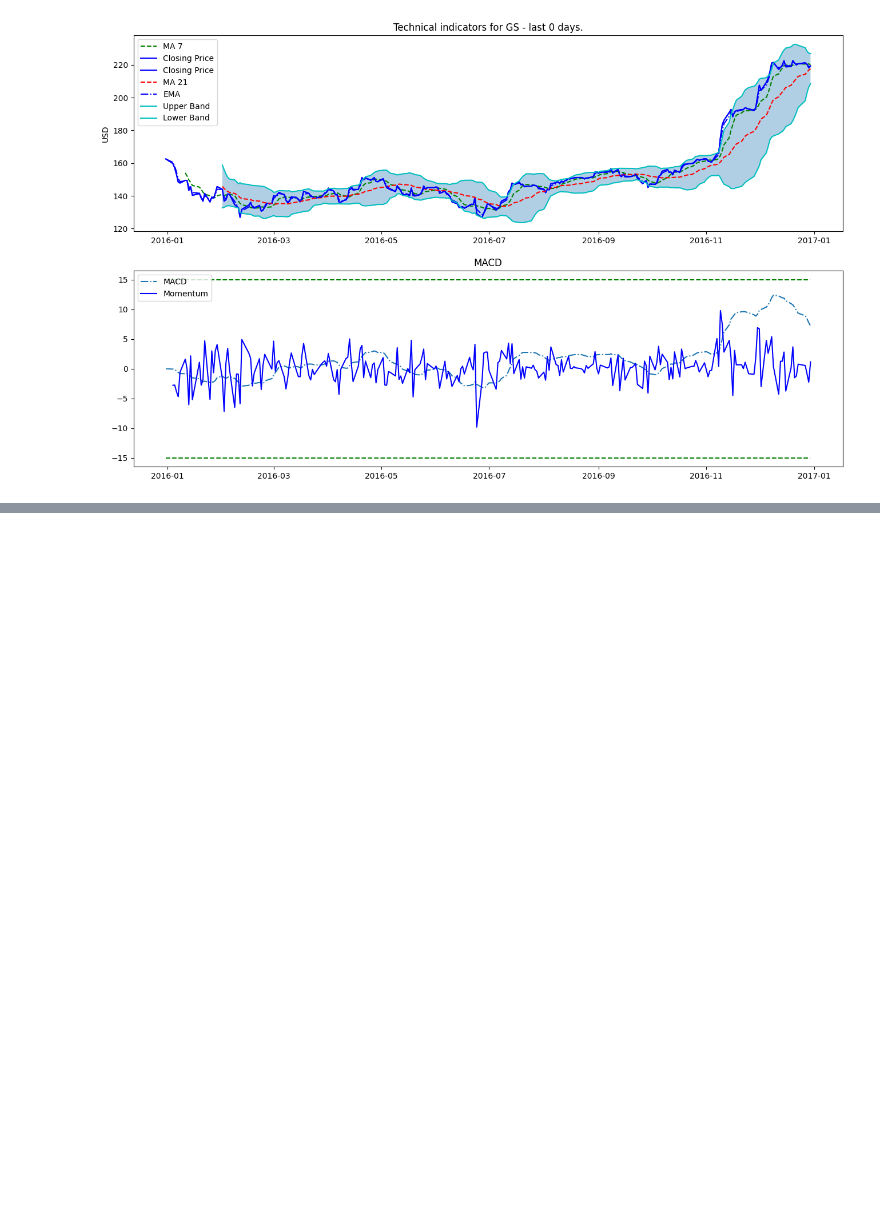
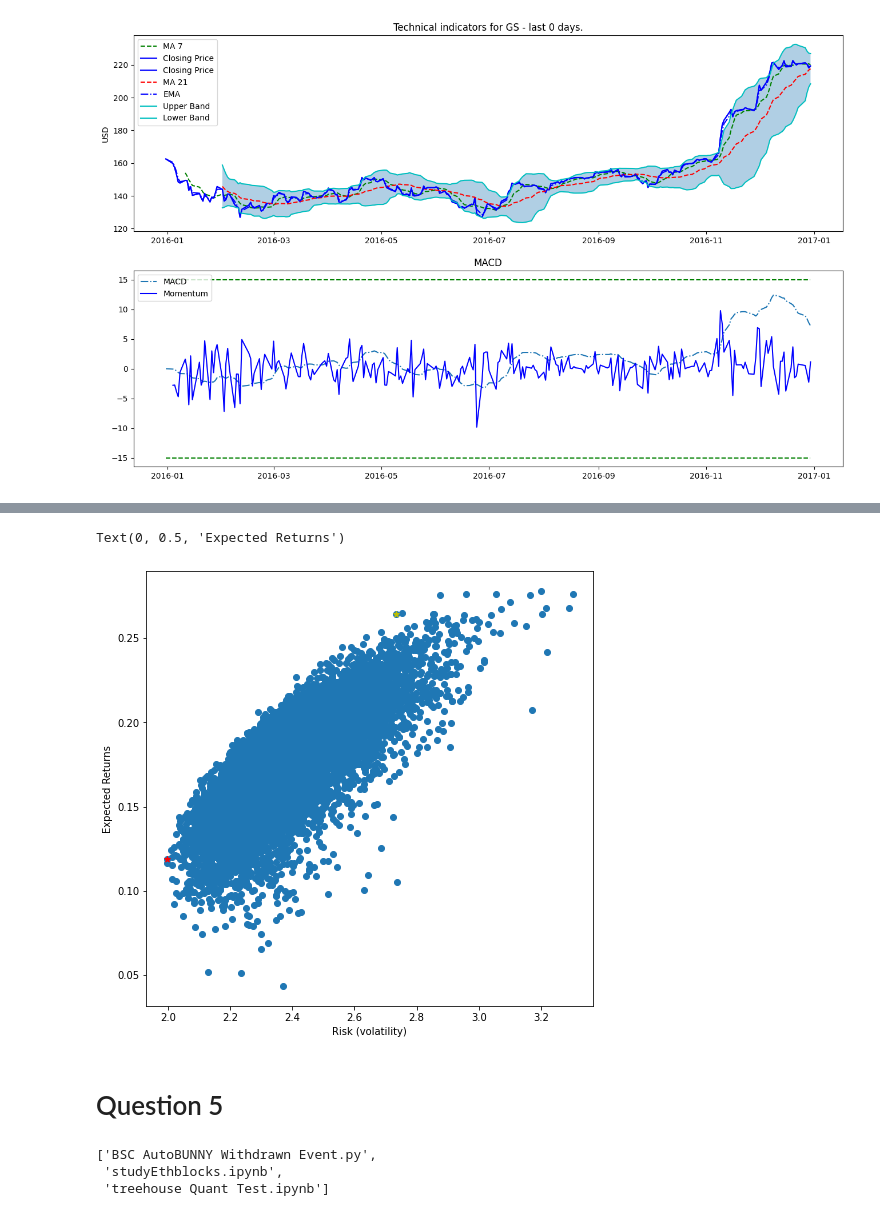
Before and after one commit to hjunleon/my_treehouse, a Jupyter notebook: treehouse Quant Test.ipynb, the cells around one changed output, grey strips where cells are left out. Cells and saved outputs as stored; diff of their text form; code cells hidden in the pictures; blank space fills up the shorter version.

```diff
--- a/treehouse Quant Test.ipynb
+++ b/treehouse Quant Test.ipynb
@@ -681,0 +790,6 @@ xmacd_:2015-12-31 00:00:00
+# %%
+# Min volatility
+idx = portfolios_one_year['volatility'].idxmin()
+print(f"idx: {idx}")
+min_vol_port = portfolios_one_year.iloc[idx]
+min_vol_port
@@ -681,0 +808,6 @@ xmacd_:2015-12-31 00:00:00
+# %%
+# Best Sharpe Ratio
+risk_free = 0.01
+idx = ((portfolios_one_year['returns'] - risk_free)/portfolios_one_year['volatility']).idxmax()
+best_risky_port = portfolios_one_year.iloc[idx]
+best_risky_port
@@ -681,0 +825,10 @@ xmacd_:2015-12-31 00:00:00
+# %%
+plt.subplots(figsize=(8,8))
+plt.scatter(portfolios_one_year['volatility'], portfolios_one_year['returns'])
+plt.scatter(min_vol_port[1], min_vol_port[0], marker="*", color='r')
+plt.scatter(best_risky_port[1], best_risky_port[0], marker="*", color='y')
+plt.xlabel("Risk (volatility)")
+plt.ylabel("Expected Returns")
+# %% [output]
+Text(0, 0.5, 'Expected Returns')
+[figure, added]
@@ -681,0 +838,2 @@ xmacd_:2015-12-31 00:00:00
+# %% [markdown]
+# Question 5
@@ -681,0 +842,6 @@ xmacd_:2015-12-31 00:00:00
+# %%
+glob.glob("*.py") + glob.glob("*.ipynb")
+# %% [output]
+['BSC AutoBUNNY Withdrawn Event.py',
+ 'studyEthblocks.ipynb',
+ 'treehouse Quant Test.ipynb']
```
Also changed, not shown: parts of 34 cells of this notebook, 3 other files.
